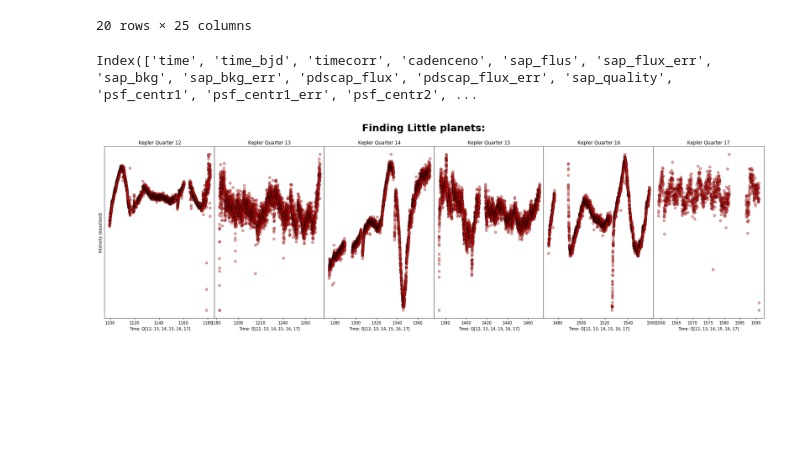
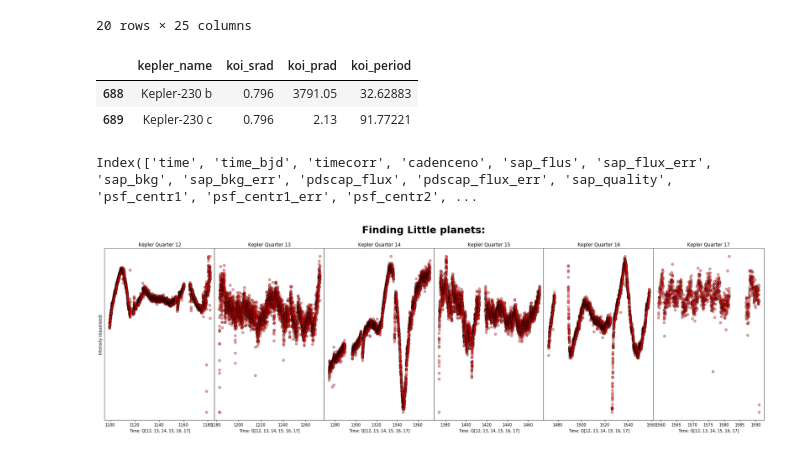
Before and after one commit to jazzathoth/AB-Demo, a Jupyter notebook: planets_visualizations.ipynb, the cells around one changed output. Drawn from its saved outputs; the diff is of its cells as text; code cells hidden in the pictures; blank space fills up the shorter version.

```diff
--- a/planets_visualizations.ipynb
+++ b/planets_visualizations.ipynb
@@ -315,3 +315,9 @@ lil_data = planets_conf.loc[planets_conf['kepid'] == 11018648]
+# %%
+big_data[['kepler_name','koi_srad','koi_prad','koi_period']]
+# %% [output]
+|  | kepler_name | koi_srad | koi_prad | koi_period |
+| 688 | Kepler-230 b | 0.796 | 3791.05 | 32.62883 |
+| 689 | Kepler-230 c | 0.796 | 2.13 | 91.77221 |
 # %%
 lpl_vars[0].columns
 # %% [output]
```
Also changed, not shown: parts of 4 cells of this notebook.
